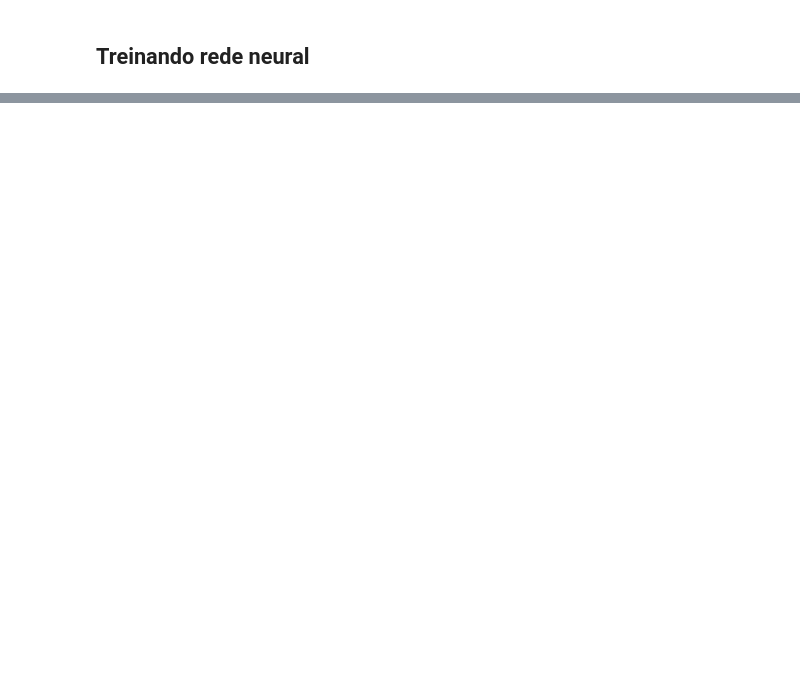
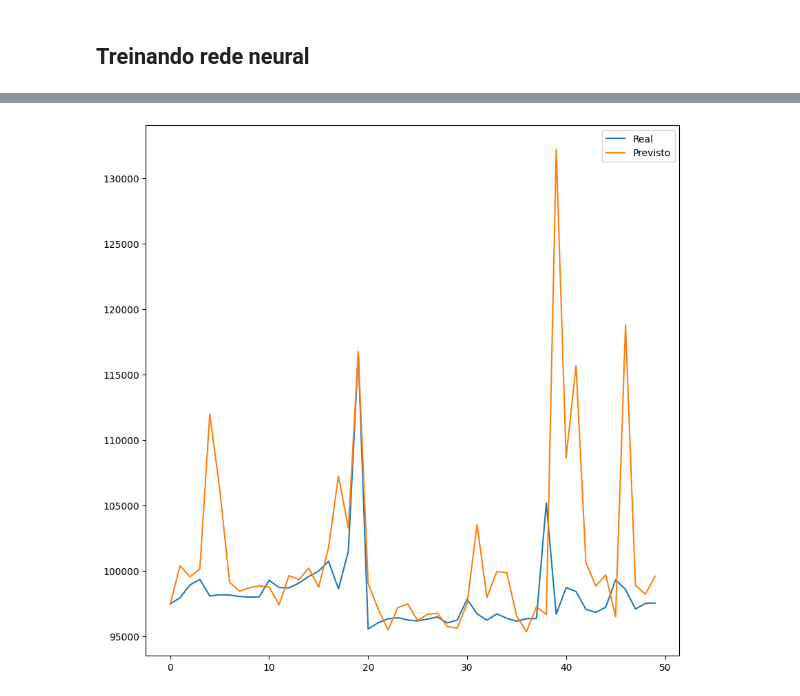
Before and after one commit to GuiCT/f1-db, a Jupyter notebook: train_lstm.ipynb, the cells around one changed output, grey strips where cells are left out. Drawn from its saved outputs; the diff is of its cells as text; code cells hidden in the pictures; blank space fills up the shorter version.

```diff
--- a/train_lstm.ipynb
+++ b/train_lstm.ipynb
@@ -160,0 +226,13 @@ Difference: [[-942.421875]]
+# %%
+testing_data['driver_id'] = 20
+cursor.execute("SELECT milliseconds FROM lap_times WHERE race_id = ? AND driver_id = ?", [testing_data['race_id'], testing_data['driver_id']])
+driver_laps = np.asarray(cursor.fetchall()).flatten()
+testing_data['inputs'] = []
+testing_data['outputs'] = []
+for i in range(len(driver_laps) - CONSTANTS['TRAILING_LAPS']):
+    testing_data['inputs'].append(CONSTANTS['scaler'].transform(driver_laps[i:i+CONSTANTS['TRAILING_LAPS']].reshape(-1, 1)))
+    # Não é necessário transformar o output, pois o scaler já foi treinado com os dados de treino
+    testing_data['outputs'].append(driver_laps[i+CONSTANTS['TRAILING_LAPS']].reshape(-1, 1))
+# %%
+testing_data['inputs'] = np.asarray(testing_data['inputs'])
+testing_data['outputs'] = np.asarray(testing_data['outputs'])
@@ -160,0 +246,5 @@ Difference: [[-942.421875]]
+# %%
+# Fazendo as previsões
+predictions = trained_model.predict(testing_data['inputs'])
+# Desnormalizando os dados
+predictions = CONSTANTS['scaler'].inverse_transform(predictions)
@@ -160,0 +265,14 @@ Difference: [[-942.421875]]
+# %%
+# Tornando tempos de volta em array com 1 dimensão para plotagem
+testing_data['outputs'] = testing_data['outputs'].flatten()
+predictions = predictions.flatten()
+# %%
+# Plotando gráfico comparando tempo real com tempo previsto
+import matplotlib.pyplot as plt
+plt.figure(figsize=(10, 10))
+plt.plot(testing_data['outputs'], label='Real')
+plt.plot(predictions, label='Previsto')
+plt.legend()
+plt.show()
+# %% [output]
+[figure, added]
```
Also changed, not shown: parts of 32 cells of this notebook, 2 other files.
